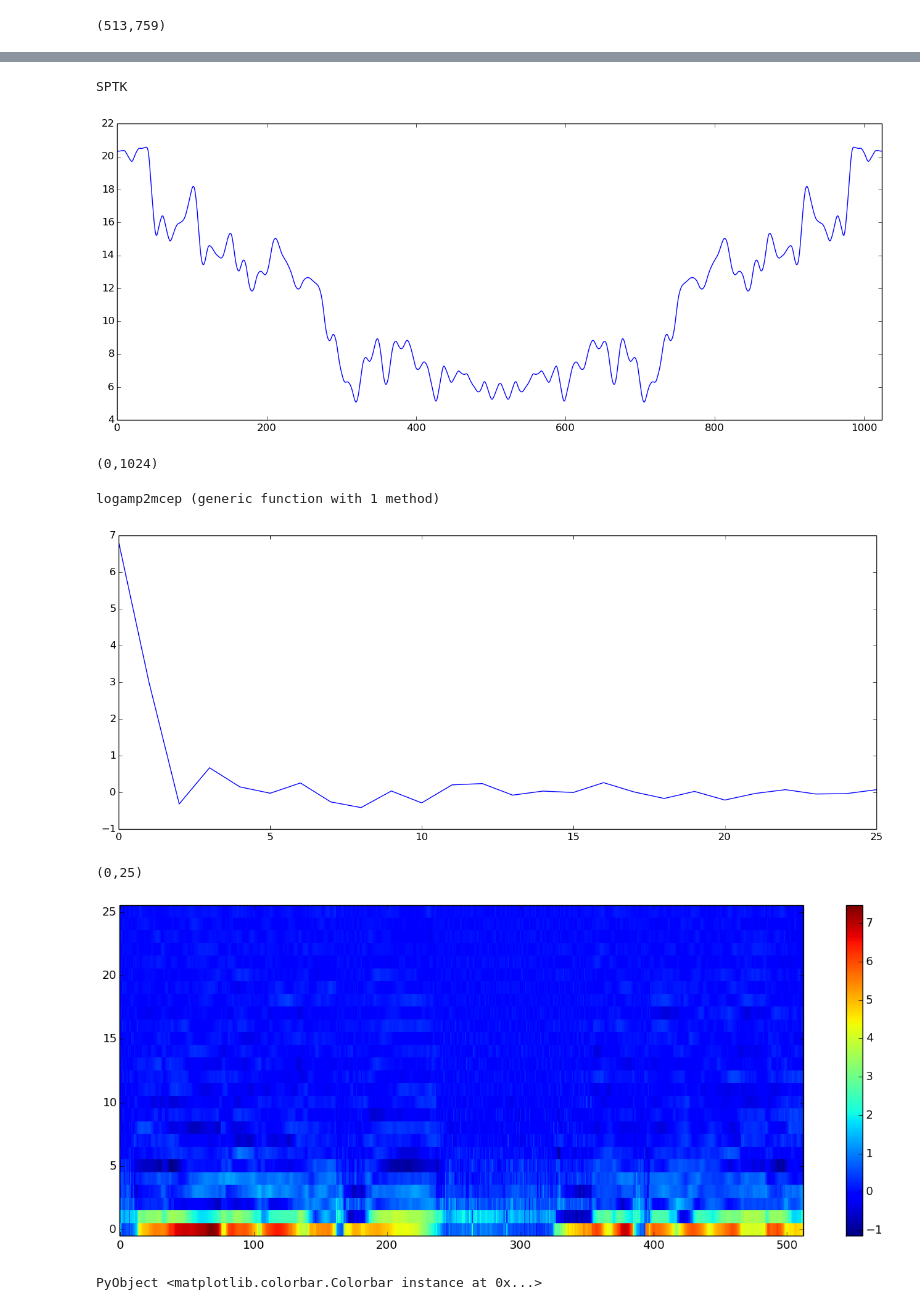
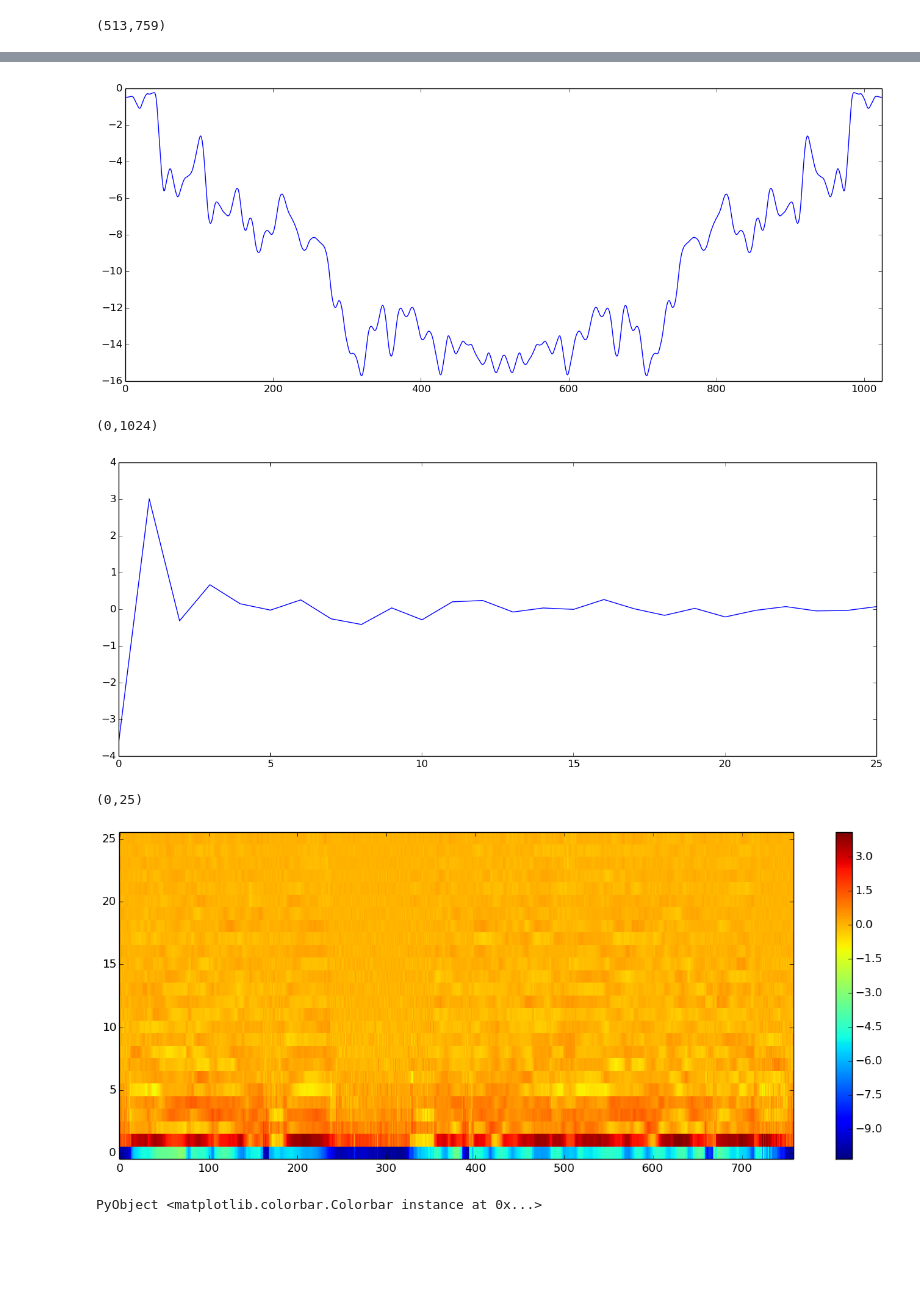
Before and after one commit to r9y9/VoiceConversion.jl, a Jupyter notebook: doc/WORLD-based Mel-Cepstrum.ipynb, the cells around one changed output, grey strips where cells are left out. Cells and saved outputs as stored; diff of their text form; code cells hidden in the pictures; blank space fills up the shorter version.

```diff
--- a/doc/WORLD-based Mel-Cepstrum.ipynb
+++ b/doc/WORLD-based Mel-Cepstrum.ipynb
@@ -18,3 +11,13 @@ fs = int(fs)
+# %%
+data, fs = wavread(joinpath(Pkg.dir("VoiceConversion"), "test", "data", "test16k.wav"))
+data = vec(data) # monoral
+
+# Visualize the speech signal in time-domain
+figure(figsize=(16, 6), dpi=80, facecolor="w", edgecolor="k")
+plot(1:endof(data), data, label="a speech signal")
+xlim(1, endof(data))
+xlabel("sample")
+legend()
 # %%
 period = 5.0
 order = 25
@@ -25,3 +28,3 @@ println("$(maximum(x)) and $(minimum(x))")
 # %%
-w = World(fs=fs, period=period)
+w = World(fs, period)
 # %% [output]
@@ -29,12 +32,12 @@ World(16000,5.0)
 # %%
 # Fundamental frequency (f0) estimation by DIO
-f0, timeaxis = dio1(w, x)
+f0, timeaxis = dio(w, data)
 
 # F0 re-estimation by StoneMask
-f0 = stonemask(w, x, timeaxis, f0)
+f0 = stonemask(w, data, timeaxis, f0)
 
 # Spectral envelope estimation
-spectrogram = cheaptrick(w, x,timeaxis, f0)
+spectrogram = cheaptrick(w, data, timeaxis, f0)
 println(size(spectrogram))
 # %% [output]
 (513,759)
@@ -68,9 +71,4 @@ xlim(0, 1024)
 (0,1024)
-# %%
-import SPTK
-const sptk = SPTK
-# %% [output]
-SPTK
 # %%
 # Log
 logspec = log(symmetrized)
@@ -79,24 +77,15 @@ figure(figsize=(16, 6), dpi=80, facecolor="w", edgecolor="k")
 plot(logspec)
 xlim(0, 1024)
 # %% [output]
-[figure, old version]
+[figure, new version]
 (0,1024)
-# %%
-# logamp2mcep converts log-amplitude spectrum to mel-cepstrum.
-function logamp2mcep(logamp::Vector{Float64}, order::Int, alpha::Float64)
-    ceps = real(ifft(logamp))
-    ceps[1] /= 2.0
-    return sptk.freqt(ceps, order, alpha)
-end
-# %% [output]
-logamp2mcep (generic function with 1 method)
 # %%
 # Log spectrum -> Mel-cepstrum
-mc = logamp2mcep(logspec, order, alpha)
+mc = logamp2mc(logspec, order, alpha)
 
 figure(figsize=(16, 6), dpi=80, facecolor="w", edgecolor="k")
 plot(mc)
 xlim(0, order)
 # %% [output]
-[figure, old version]
+[figure, new version]
 (0,25)
@@ -112,7 +92,10 @@ end
 # %%
+# WORLD spectrum to mel-cepstrum onversion
+mcgram = wsp2mc(spectrogram, order, alpha)
+
 figure(figsize=(16, 6), dpi=80, facecolor="w", edgecolor="k")
 imshow(mcgram, origin="lower", aspect="auto", interpolation="nearest")
 colorbar()
 # %% [output]
-[figure, old version]
+[figure, new version]
 PyObject <matplotlib.colorbar.Colorbar instance at 0x...>
```
Also changed, not shown: parts of 9 cells of this notebook, 2 other files.
